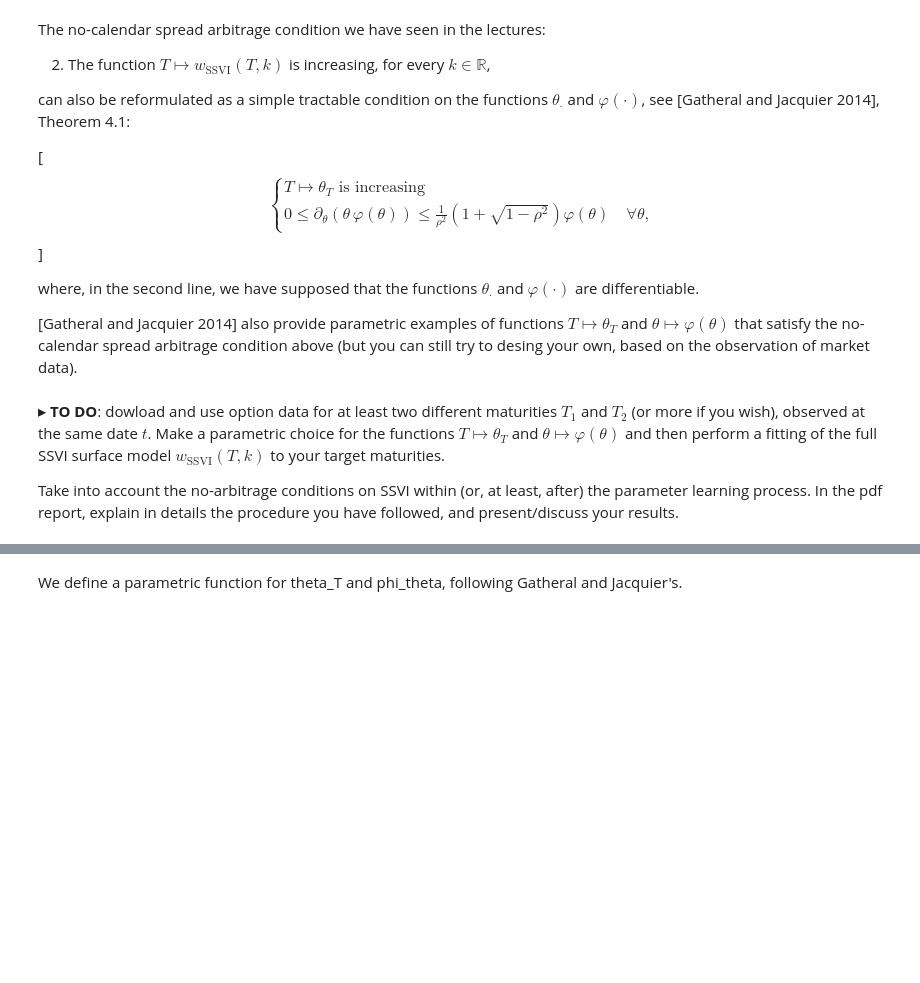
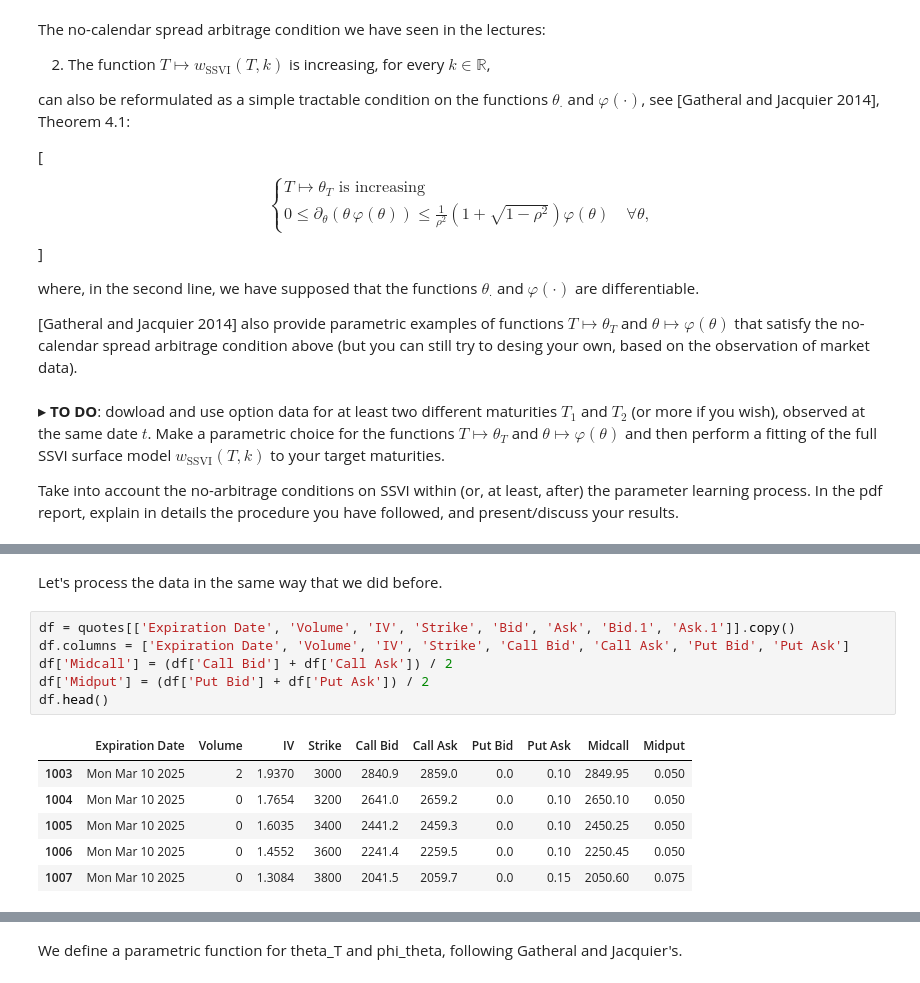
Before and after one commit to dianemans/Proj1_NPFD, a Jupyter notebook: S. De Marco/forward_clement.ipynb, the cells around one changed output, grey strips where cells are left out. Saved outputs shown, nothing was run; the diff lists cells and outputs as text; blank space fills up the shorter version.

```diff
--- a/S. De Marco/forward_clement.ipynb
+++ b/S. De Marco/forward_clement.ipynb
@@ -801,0 +831,15 @@ Take into account the no-arbitrage conditions on SSVI within (or, at least, afte
+# %% [markdown]
+Let's process the data in the same way that we did before.
+# %%
+df = quotes[['Expiration Date', 'Volume', 'IV', 'Strike', 'Bid', 'Ask', 'Bid.1', 'Ask.1']].copy()
+df.columns = ['Expiration Date', 'Volume', 'IV', 'Strike', 'Call Bid', 'Call Ask', 'Put Bid', 'Put Ask']
+df['Midcall'] = (df['Call Bid'] + df['Call Ask']) / 2
+df['Midput'] = (df['Put Bid'] + df['Put Ask']) / 2
+df.head()
+# %% [output]
+|  | Expiration Date | Volume | IV | Strike | Call Bid | Call Ask | Put Bid | Put Ask | Midcall | Midput |
+| 1003 | Mon Mar 10 2025 | 2 | 1.9370 | 3000 | 2840.9 | 2859.0 | 0.0 | 0.10 | 2849.95 | 0.050 |
+| 1004 | Mon Mar 10 2025 | 0 | 1.7654 | 3200 | 2641.0 | 2659.2 | 0.0 | 0.10 | 2650.10 | 0.050 |
+| 1005 | Mon Mar 10 2025 | 0 | 1.6035 | 3400 | 2441.2 | 2459.3 | 0.0 | 0.10 | 2450.25 | 0.050 |
+| 1006 | Mon Mar 10 2025 | 0 | 1.4552 | 3600 | 2241.4 | 2259.5 | 0.0 | 0.10 | 2250.45 | 0.050 |
+| 1007 | Mon Mar 10 2025 | 0 | 1.3084 | 3800 | 2041.5 | 2059.7 | 0.0 | 0.15 | 2050.60 | 0.075 |
```
Also changed, not shown: parts of 14 cells of this notebook.
